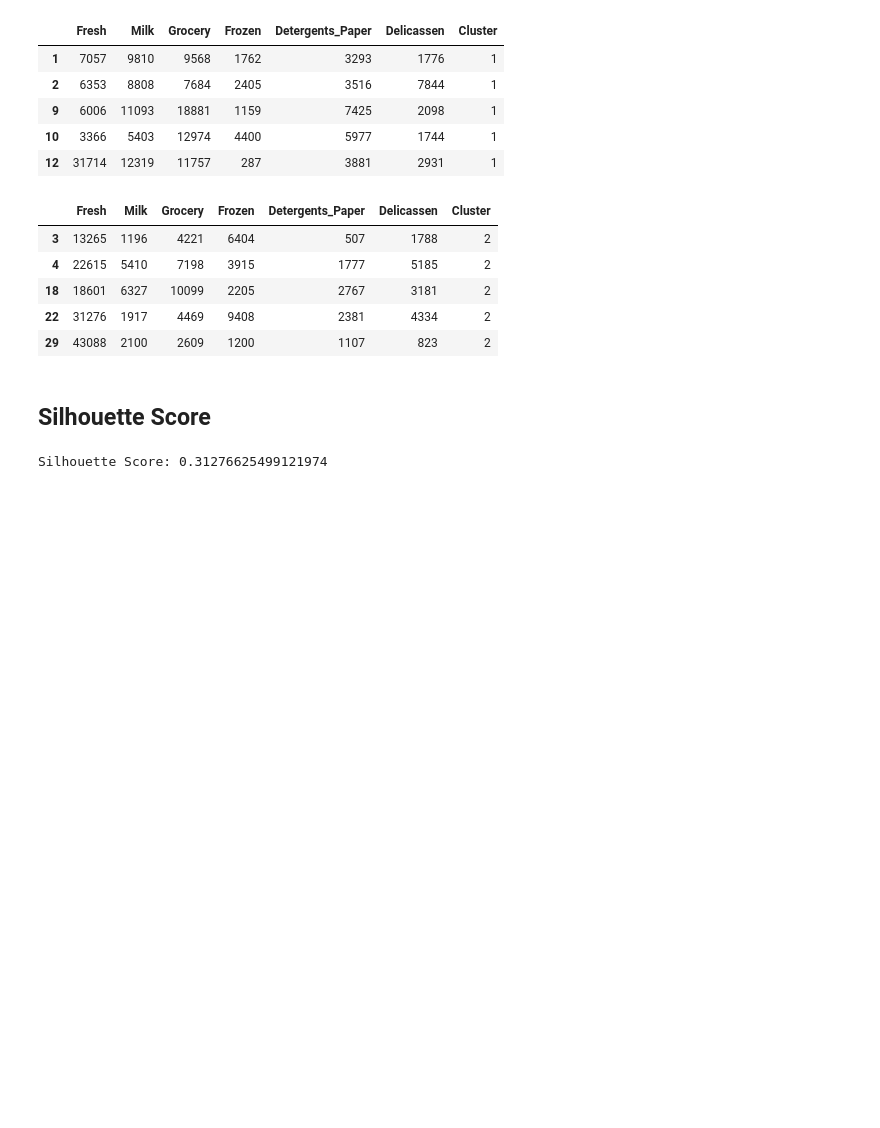
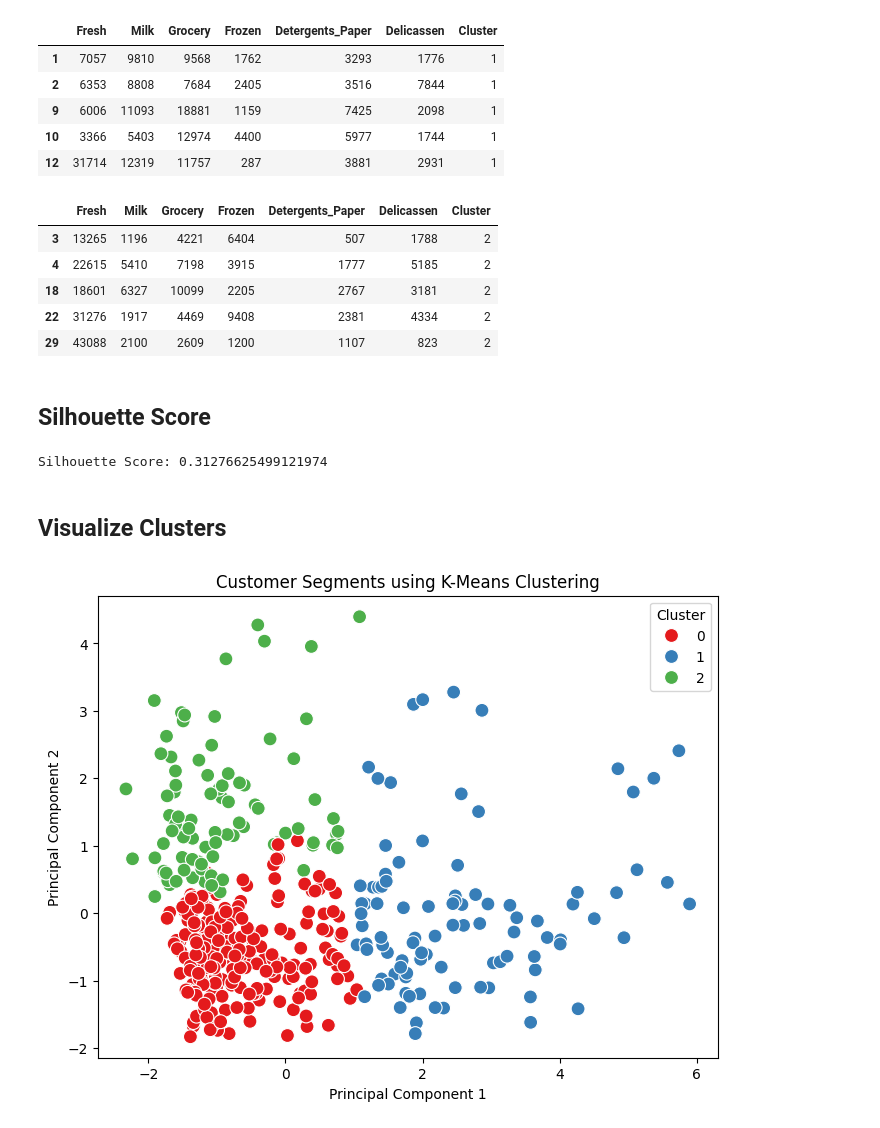
Before and after one commit to SobiaNoorAI/Wholesale-Customer-Segmentation-and-Spending-Behavior-Analysis-By-ML, a Jupyter notebook: K_Means_Clustering_Wholesale_Customers.ipynb, the cells around one changed output. Cells and saved outputs as stored; diff of their text form; code cells hidden in the pictures; blank space fills up the shorter version.

Commit message:
Visualize Clusters

```diff
--- a/K_Means_Clustering_Wholesale_Customers.ipynb
+++ b/K_Means_Clustering_Wholesale_Customers.ipynb
@@ -289,3 +289,16 @@ sil_score = silhouette_score(df_scaled, clusters)
 print(f"Silhouette Score: {sil_score}")
 # %% [output]
 Silhouette Score: 0.31276625499121974
+# %% [markdown]
+## Visualize Clusters
+# %%
+# Visualizing Clusters
+plt.figure(figsize=(8, 6))
+sns.scatterplot(x=df_pca[:, 0], y=df_pca[:, 1], hue=clusters, palette="Set1", s=100)
+plt.title("Customer Segments using K-Means Clustering")
+plt.xlabel("Principal Component 1")
+plt.ylabel("Principal Component 2")
+plt.legend(title="Cluster")
+plt.show()
+# %% [output]
+[figure, added]
```
Also changed, not shown: parts of 3 cells of this notebook.
